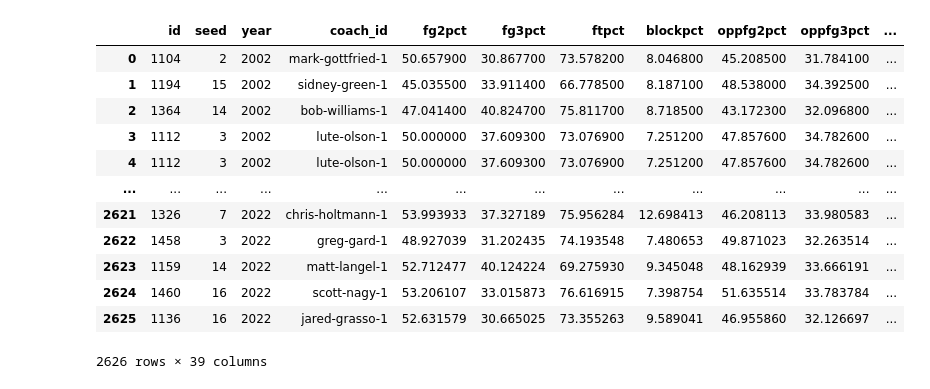
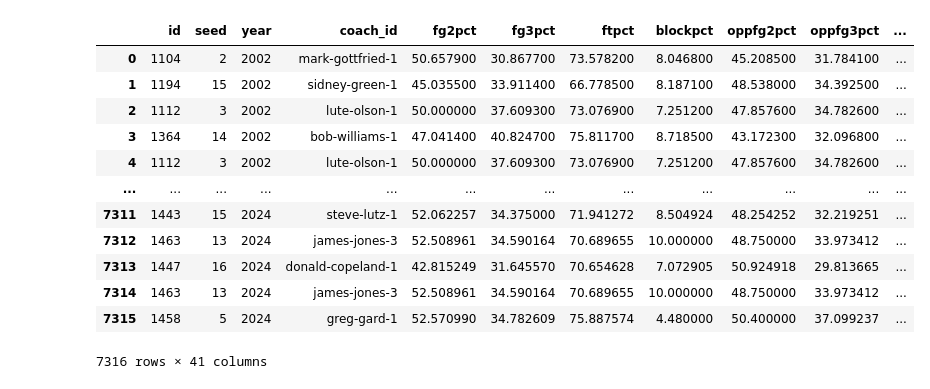
Before and after one commit to kimdungeon/MDCM, a Jupyter notebook: MDCM Data Prep_v10.ipynb, the cells around one changed output. Drawn from its saved outputs; the diff is of its cells as text; code cells hidden in the pictures.

```diff
--- a/MDCM Data Prep_v10.ipynb
+++ b/MDCM Data Prep_v10.ipynb
@@ -13,19 +13,22 @@ df_2022 = df_2022.drop_duplicates()
 df_2023 = pd.read_csv('DATA/NCAA_Tourney_2023.csv')
 df_2023 = df_2023.drop_duplicates()
 
+df_2024 = pd.read_csv('DATA/NCAA_Tourney_2024.csv')
+df_2024 = df_2024.drop_duplicates()
+
 # Delete fields from 2002-2022 data not in 2023 data
 drop_cols_2022 = ['num_ot', 'team1_coaches_before_final', 'team2_coaches_before_final', 'WLoc', 'team1_score', 'team2_score']
 
 df_2022 = df_2022.drop(columns=drop_cols_2022)
 
 # Delete fields from 2023 data not in 2022 data
-drop_cols_2023 = ['team1_coach_name', 'team2_coach_name', 'team1_coaches_final', 'team2_coaches_final']
+drop_cols_2023_24 = ['team1_coach_name', 'team2_coach_name', 'team1_coaches_final', 'team2_coaches_final']
 
-df_2023 = df_2023.drop(columns=drop_cols_2023)
+df_2023 = df_2023.drop(columns=drop_cols_2023_24)
+df_2024 = df_2024.drop(columns=drop_cols_2023_24)
 
 # Concat df together
-#df_init = pd.concat([df_2023, df_2022])
-df_init = df_2022.copy()
+df_init = pd.concat([df_2022, df_2023, df_2024])
 
 # Sort data by season and game_id
 df_init = df_init.sort_values(by=['game_id'], ascending=True)
@@ -259,6 +177,10 @@ df3 = df2.copy()
 # Calculate expected tempo for each game
 df3['exp_tempo'] = (df3['team1_adjtempo']/df3['avg_tempo'])*(df3['team2_adjtempo']/df3['avg_tempo'])*df3['avg_tempo']
 
+# Calc tempo differential
+df3['team1_tempo_diff'] = df3['team1_adjtempo'] - df3['exp_tempo']
+df3['team2_tempo_diff'] = df3['team2_adjtempo'] - df3['exp_tempo']
+
 # Rename season to year so regex doesn't include preseason/season
 df3.rename(columns={'season': 'year'}, inplace=True)
 
@@ -465,6 +403,6 @@ df_ncaa_3
 # %%
 # Import supplemental data
-xl = 'MDCM Supplemental Data.xlsx'
+xl = 'MDCM Supplemental Data_3.19.24.xlsx'
 df_odds = pd.read_excel(xl)
 
 # Make copy of df
@@ -494,15 +432,20 @@ df_ncaa_4['rd1_odds'] = df_ncaa_4['rd1_odds_x']
 # Teamname
 df_ncaa_4['team'] = df_ncaa_4['teamname_y'].fillna(df_ncaa_4['teamname_x'])
 
+# Fill na in num_AA with 0
+df_ncaa_4['Num_AA'] = df_ncaa_4['Num_AA'].fillna(value=0)
+
 # Create dict of teams that changed names
 team_mapping = {
     'American Univ': 'American',
     'Boise St': 'Boise St.',
     'Colorado St': 'Colorado St.',
+    'Connecticut': 'UConn',
     'Coastal Car': 'Coastal Carolina',
     'E Kentucky': 'Eastern Kentucky',
     'East Tennessee St.': 'ETSU',
     'East Tennessee St': 'ETSU',
+    'Florida Atlantic': 'FAU',
     'Long Beach St': 'Long Beach St.',
     'Middle Tennessee St.': 'MTSU',
     'Middle Tennessee St': 'MTSU',
@@ -526,43 +469,43 @@ team_mapping = {
     'San Diego St': 'San Diego St.',
     'Southern Univ': 'Southern',
     'Sam Houston': 'Sam Houston St.',
     'Sam Houston St': 'Sam Houston St.',
     'SF Austin': 'Stephen F. Austin',
     'Stephen F Austin': 'Stephen F. Austin',
     'W Kentucky': 'Western Kentucky',
     'W Michigan': 'Western Michigan',
     'WI Milwaukee': 'Milwaukee',
     'Albany NY': 'Albany',
     'Utah St': 'Utah St.',
     'Weber St': 'Weber St.',
     'U Mass': 'UMass',
     "St Mary's CA": "Saint Mary's (CA)",
     'Alcorn St': 'Alcorn St.',
     'TX Southern': 'Texas Southern'
 }
 
 # Replace values in the 'Team' column
 df_ncaa_4['team'] = df_ncaa_4['team'].replace(team_mapping)
 
 # Drop columns
 df_ncaa_4 = df_ncaa_4.drop(columns=['RecordID', 'ap_preseason', 'coaches_preseason', 'rd1_odds_x', 'rd1_odds_y', 'teamname_x', 'teamname_y'])
 
 # Preview df
 df_ncaa_4
 # %% [output]
 |  | id | seed | year | coach_id | fg2pct | fg3pct | ftpct | blockpct | oppfg2pct | oppfg3pct | ... |
 | 0 | 1104 | 2 | 2002 | mark-gottfried-1 | 50.657900 | 30.867700 | 73.578200 | 8.046800 | 45.208500 | 31.784100 | ... |
 | 1 | 1194 | 15 | 2002 | sidney-green-1 | 45.035500 | 33.911400 | 66.778500 | 8.187100 | 48.538000 | 34.392500 | ... |
-| 2 | 1364 | 14 | 2002 | bob-williams-1 | 47.041400 | 40.824700 | 75.811700 | 8.718500 | 43.172300 | 32.096800 | ... |
-| 3 | 1112 | 3 | 2002 | lute-olson-1 | 50.000000 | 37.609300 | 73.076900 | 7.251200 | 47.857600 | 34.782600 | ... |
+| 2 | 1112 | 3 | 2002 | lute-olson-1 | 50.000000 | 37.609300 | 73.076900 | 7.251200 | 47.857600 | 34.782600 | ... |
+| 3 | 1364 | 14 | 2002 | bob-williams-1 | 47.041400 | 40.824700 | 75.811700 | 8.718500 | 43.172300 | 32.096800 | ... |
 | 4 | 1112 | 3 | 2002 | lute-olson-1 | 50.000000 | 37.609300 | 73.076900 | 7.251200 | 47.857600 | 34.782600 | ... |
 | ... | ... | ... | ... | ... | ... | ... | ... | ... | ... | ... | ... |
-| 2621 | 1326 | 7 | 2022 | chris-holtmann-1 | 53.993933 | 37.327189 | 75.956284 | 12.698413 | 46.208113 | 33.980583 | ... |
-| 2622 | 1458 | 3 | 2022 | greg-gard-1 | 48.927039 | 31.202435 | 74.193548 | 7.480653 | 49.871023 | 32.263514 | ... |
-| 2623 | 1159 | 14 | 2022 | matt-langel-1 | 52.712477 | 40.124224 | 69.275930 | 9.345048 | 48.162939 | 33.666191 | ... |
-| 2624 | 1460 | 16 | 2022 | scott-nagy-1 | 53.206107 | 33.015873 | 76.616915 | 7.398754 | 51.635514 | 33.783784 | ... |
-| 2625 | 1136 | 16 | 2022 | jared-grasso-1 | 52.631579 | 30.665025 | 73.355263 | 9.589041 | 46.955860 | 32.126697 | ... |
+| 7311 | 1443 | 15 | 2024 | steve-lutz-1 | 52.062257 | 34.375000 | 71.941272 | 8.504924 | 48.254252 | 32.219251 | ... |
+| 7312 | 1463 | 13 | 2024 | james-jones-3 | 52.508961 | 34.590164 | 70.689655 | 10.000000 | 48.750000 | 33.973412 | ... |
+| 7313 | 1447 | 16 | 2024 | donald-copeland-1 | 42.815249 | 31.645570 | 70.654628 | 7.072905 | 50.924918 | 29.813665 | ... |
+| 7314 | 1463 | 13 | 2024 | james-jones-3 | 52.508961 | 34.590164 | 70.689655 | 10.000000 | 48.750000 | 33.973412 | ... |
+| 7315 | 1458 | 5 | 2024 | greg-gard-1 | 52.570990 | 34.782609 | 75.887574 | 4.480000 | 50.400000 | 37.099237 | ... |
-2626 rows × 39 columns
+7316 rows × 41 columns
 # %%
 # Make copy of df
 df_ncaa_5 = df_ncaa_4.copy()
```
Also changed, not shown: parts of 31 cells of this notebook, 3 other files.
